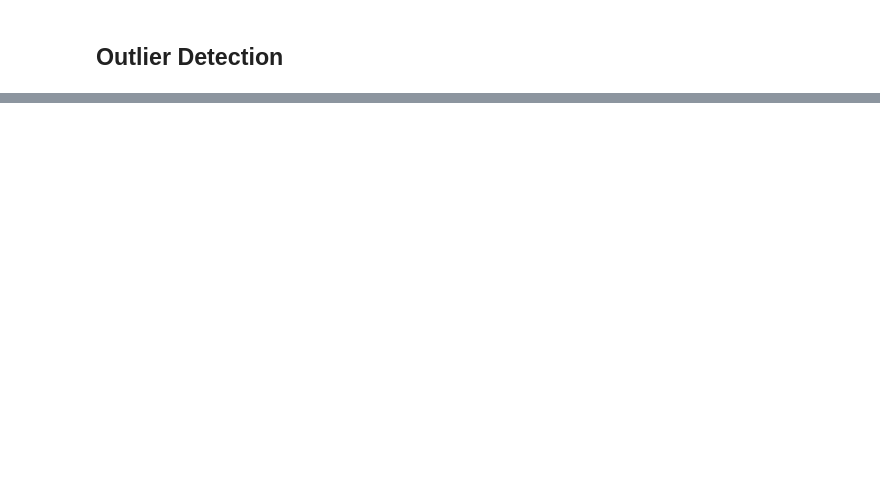
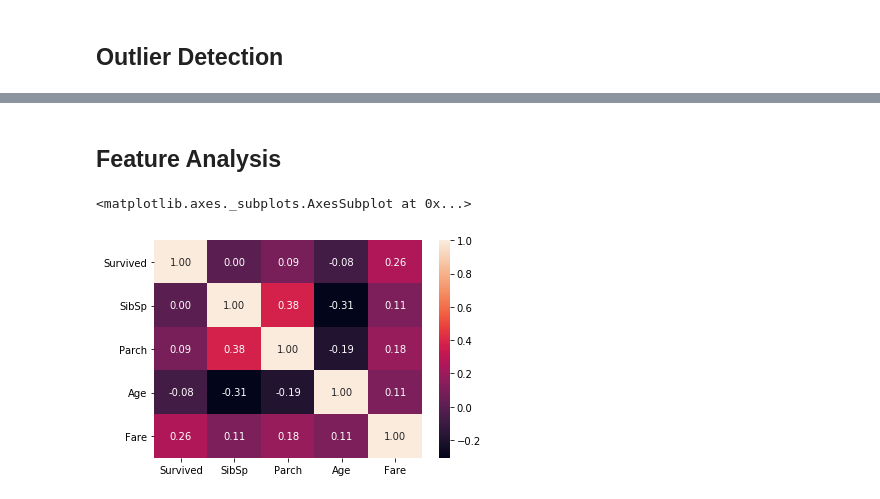
Before and after one commit to amritvirsinghx/Titanic-Machine-Learning-from-Disaster, a Jupyter notebook: advance_modelling_techniques.ipynb, the cells around one changed output, grey strips where cells are left out. Saved outputs shown, nothing was run; the diff lists cells and outputs as text; code cells hidden in the pictures; blank space fills up the shorter version.

```diff
--- a/advance_modelling_techniques.ipynb
+++ b/advance_modelling_techniques.ipynb
@@ -58,0 +64,3 @@ def detect_outliers(df,n,features):
+# %%
+outliers_to_drop = detect_outliers(train,2,["Age","SibSp","Parch","Fare"])
+outliers_to_drop
@@ -58,0 +83,6 @@ def detect_outliers(df,n,features):
+# %%
+#drop outliers
+train.drop(outliers_to_drop,axis=0,inplace=True)
+# %%
+#reset index
+train.reset_index(drop=True,inplace=True)
@@ -58,0 +207,7 @@ def detect_outliers(df,n,features):
+# %% [markdown]
+## Feature Analysis
+# %%
+sns.heatmap(train[["Survived","SibSp","Parch","Age","Fare"]].corr(),annot=True,fmt = ".2f")
+# %% [output]
+<matplotlib.axes._subplots.AxesSubplot at 0x...>
+[figure, added]
```
Also changed, not shown: parts of 15 cells of this notebook.
